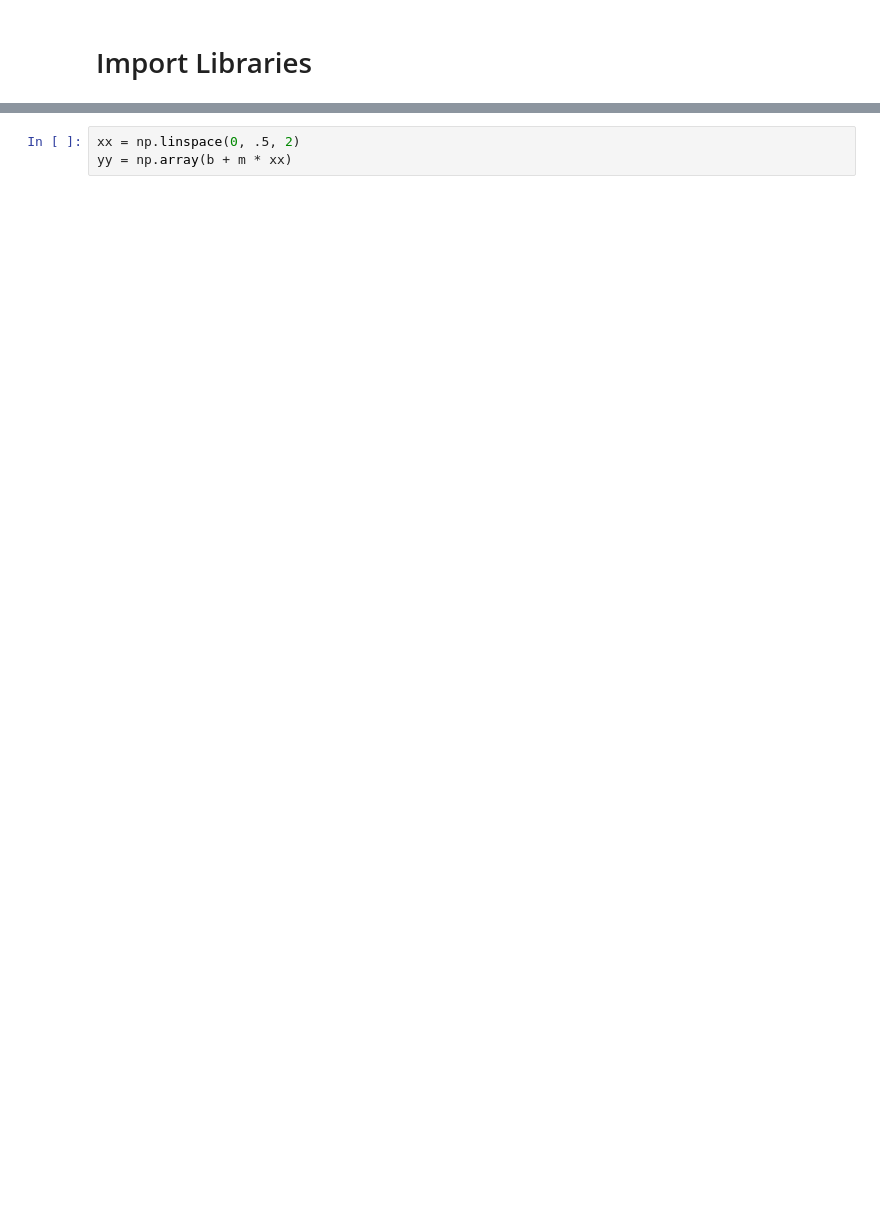
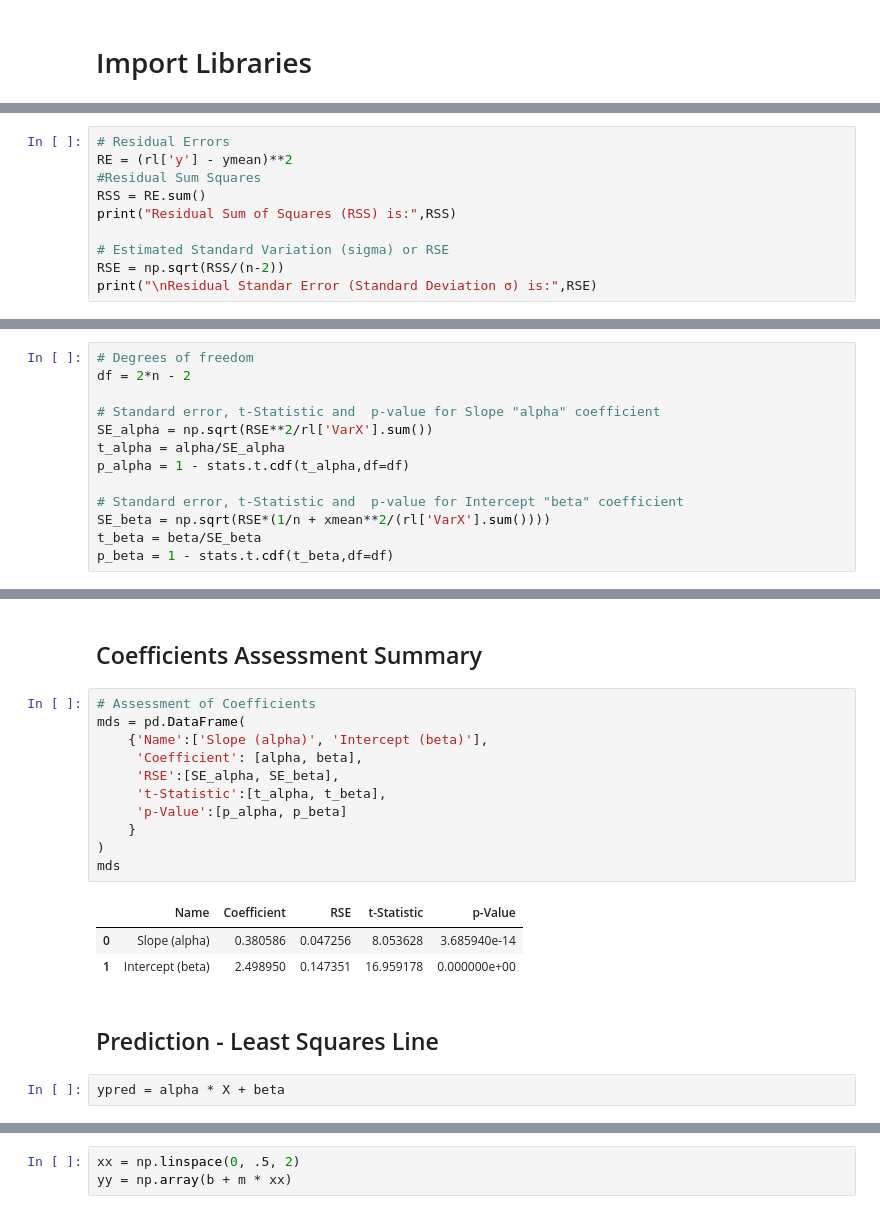
Before and after one commit to etzimopoulos/COURSE-DSDJ-Zero-to-Deep-Dive-ML, a Jupyter notebook: Week 5 HW - Linear Regression - Linear Algebra.ipynb, the cells around one changed output, grey strips where cells are left out. Drawn from its saved outputs; the diff is of its cells as text; blank space fills up the shorter version.

```diff
--- a/Week 5 HW - Linear Regression - Linear Algebra.ipynb
+++ b/Week 5 HW - Linear Regression - Linear Algebra.ipynb
@@ -7,0 +86,10 @@ from matplotlib import pyplot
+# %%
+# Residual Errors
+RE = (rl['y'] - ymean)**2
+#Residual Sum Squares
+RSS = RE.sum()
+print("Residual Sum of Squares (RSS) is:",RSS)
+
+# Estimated Standard Variation (sigma) or RSE
+RSE = np.sqrt(RSS/(n-2))
+print("\nResidual Standar Error (Standard Deviation σ) is:",RSE)
@@ -7,0 +102,13 @@ from matplotlib import pyplot
+# %%
+# Degrees of freedom
+df = 2*n - 2
+
+# Standard error, t-Statistic and  p-value for Slope "alpha" coefficient
+SE_alpha = np.sqrt(RSE**2/rl['VarX'].sum())
+t_alpha = alpha/SE_alpha
+p_alpha = 1 - stats.t.cdf(t_alpha,df=df)
+
+# Standard error, t-Statistic and  p-value for Intercept "beta" coefficient
+SE_beta = np.sqrt(RSE*(1/n + xmean**2/(rl['VarX'].sum())))
+t_beta = beta/SE_beta
+p_beta = 1 - stats.t.cdf(t_beta,df=df)
@@ -7,0 +131,21 @@ from matplotlib import pyplot
+# %% [markdown]
+## Coefficients Assessment Summary
+# %%
+# Assessment of Coefficients
+mds = pd.DataFrame(
+    {'Name':['Slope (alpha)', 'Intercept (beta)'],
+     'Coefficient': [alpha, beta],
+     'RSE':[SE_alpha, SE_beta],
+     't-Statistic':[t_alpha, t_beta],
+     'p-Value':[p_alpha, p_beta]
+    }
+)
+mds
+# %% [output]
+|  | Name | Coefficient | RSE | t-Statistic | p-Value |
+| 0 | Slope (alpha) | 0.380586 | 0.047256 | 8.053628 | 3.685940e-14 |
+| 1 | Intercept (beta) | 2.498950 | 0.147351 | 16.959178 | 0.000000e+00 |
+# %% [markdown]
+## Prediction - Least Squares Line
+# %%
+ypred = alpha * X + beta
```
Also changed, not shown: parts of 22 cells of this notebook, 1 other file.
